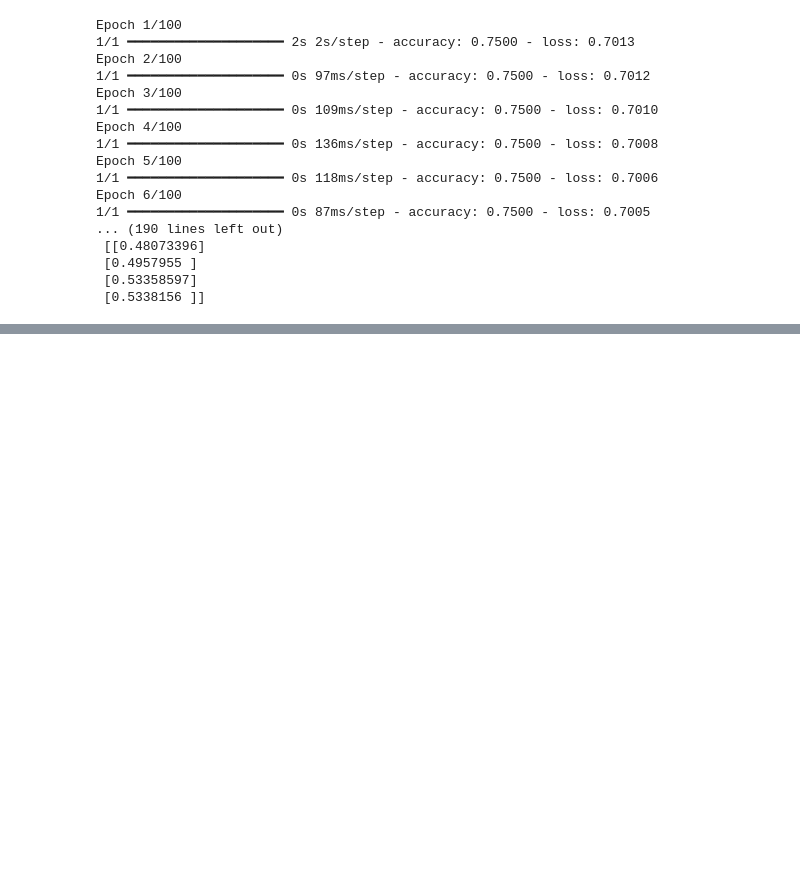
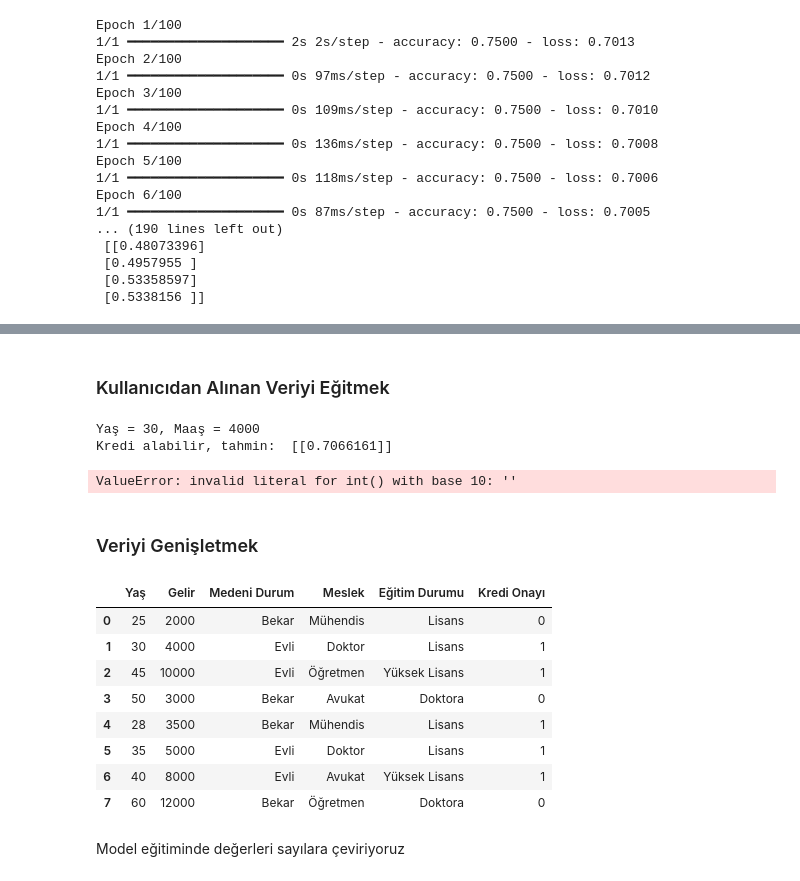
Before and after one commit to utuncer/python-kutuphaneler, a Jupyter notebook: tensorflow.ipynb, the cells around one changed output, grey strips where cells are left out. Cells and saved outputs as stored; diff of their text form; code cells hidden in the pictures; blank space fills up the shorter version.

```diff
--- a/tensorflow.ipynb
+++ b/tensorflow.ipynb
@@ -84,0 +133,22 @@ Epoch 6/100
+# %% [markdown]
+### Kullanıcıdan Alınan Veriyi Eğitmek
+# %%
+while True:
+    yas = int(input(f"Yaşınızı girin: "))
+    maas = int(input(f"Maaşınızı girin: "))
+
+    data = np.array([[yas,maas]])
+
+    data = scaler.transform(data)
+
+    print(f"Yaş = {yas}, Maaş = {maas}")
+    if tahminleme[0][0] < 0.50:
+        print("Kredi alamaz, tahmin: ", tahminleme)
+    else:
+        print("Kredi alabilir, tahmin: ", tahminleme)
+# %% [output]
+Yaş = 30, Maaş = 4000
+Kredi alabilir, tahmin:  [[0.7066161]]
+ValueError: invalid literal for int() with base 10: ''
+# %% [markdown]
+### Veriyi Genişletmek
@@ -84,0 +165,23 @@ Epoch 6/100
+# %%
+data = {
+    'Yaş': [25, 30, 45, 50, 28, 35, 40, 60],
+    'Gelir': [2000, 4000, 10000, 3000, 3500, 5000, 8000, 12000],
+    'Medeni Durum': ['Bekar', 'Evli', 'Evli', 'Bekar', 'Bekar', 'Evli', 'Evli', 'Bekar'],
+    'Meslek': ['Mühendis', 'Doktor', 'Öğretmen', 'Avukat', 'Mühendis', 'Doktor', 'Avukat', 'Öğretmen'],
+    'Eğitim Durumu': ['Lisans', 'Lisans', 'Yüksek Lisans', 'Doktora', 'Lisans', 'Lisans', 'Yüksek Lisans', 'Doktora'],
+    'Kredi Onayı': [0, 1, 1, 0, 1, 1, 1, 0]
+}
+df = pd.DataFrame(data)
+df
+# %% [output]
+|  | Yaş | Gelir | Medeni Durum | Meslek | Eğitim Durumu | Kredi Onayı |
+| 0 | 25 | 2000 | Bekar | Mühendis | Lisans | 0 |
+| 1 | 30 | 4000 | Evli | Doktor | Lisans | 1 |
+| 2 | 45 | 10000 | Evli | Öğretmen | Yüksek Lisans | 1 |
+| 3 | 50 | 3000 | Bekar | Avukat | Doktora | 0 |
+| 4 | 28 | 3500 | Bekar | Mühendis | Lisans | 1 |
+| 5 | 35 | 5000 | Evli | Doktor | Lisans | 1 |
+| 6 | 40 | 8000 | Evli | Avukat | Yüksek Lisans | 1 |
+| 7 | 60 | 12000 | Bekar | Öğretmen | Doktora | 0 |
+# %% [markdown]
+Model eğitiminde değerleri sayılara çeviriyoruz
```
Also changed, not shown: parts of 8 cells of this notebook.
